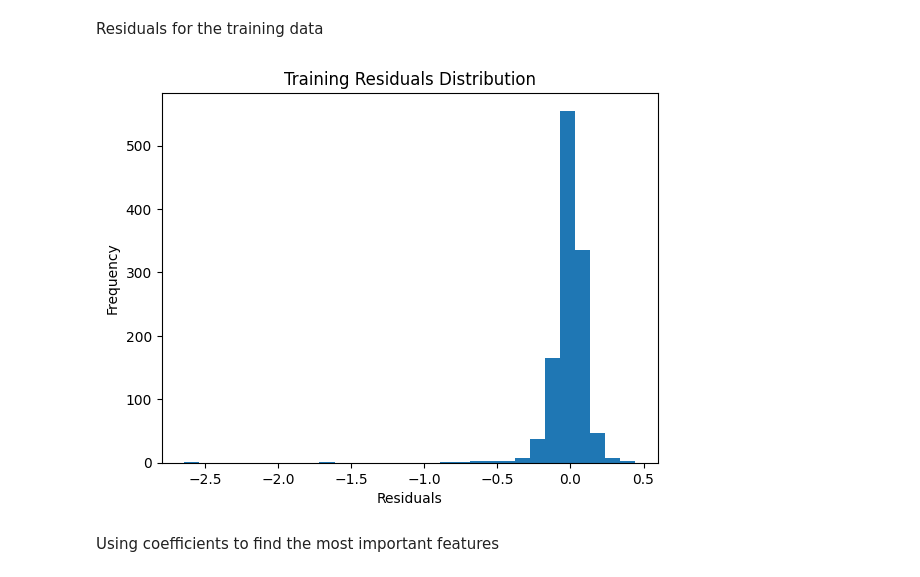
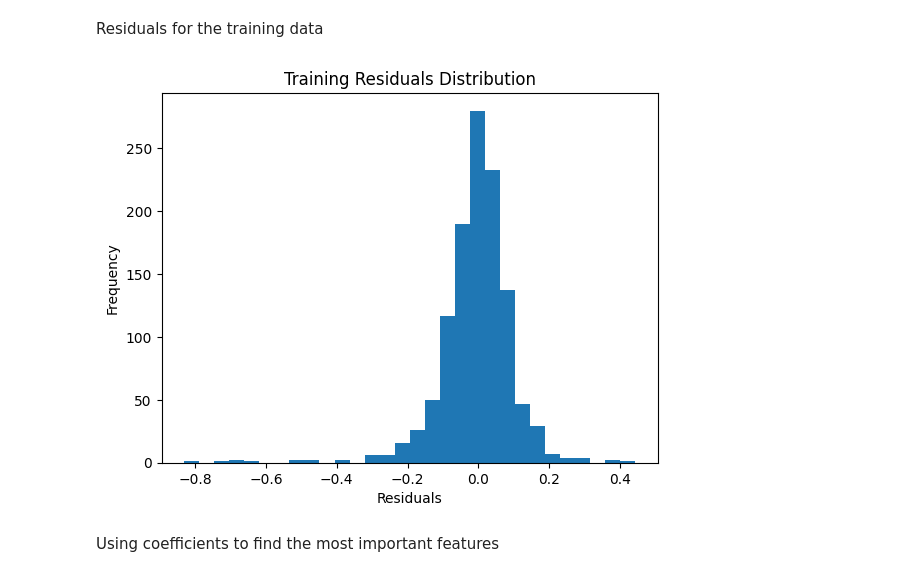
Before and after one commit to samyounes003/statisticsproject, a Jupyter notebook: bayesianInference.ipynb, the cells around one changed output. Cells and saved outputs as stored; diff of their text form; code cells hidden in the pictures.

```diff
--- a/bayesianInference.ipynb
+++ b/bayesianInference.ipynb
@@ -73,15 +89,16 @@ Residuals for the training data
 # %%
 coefficients_mean = trace.posterior['coefficients'].mean(dim=('chain', 'draw')).values.flatten()
 intercept_mean = trace.posterior['Intercept'].mean(dim=('chain', 'draw')).values
 residuals = y_train - (X_train @ coefficients_mean + intercept_mean)
+residuals = np.array(list(residuals))[np.where(np.array(list(residuals)) > -1)]
 
 plt.hist(residuals, bins=30)
 plt.title("Training Residuals Distribution")
 plt.xlabel("Residuals")
 plt.ylabel("Frequency")
 plt.show()
 # %% [output]
-[figure, old version]
+[figure, new version]
 # %% [markdown]
 Using coefficients to find the most important features
 # %%
```
Also changed, not shown: parts of 5 cells of this notebook, 3 other files.
